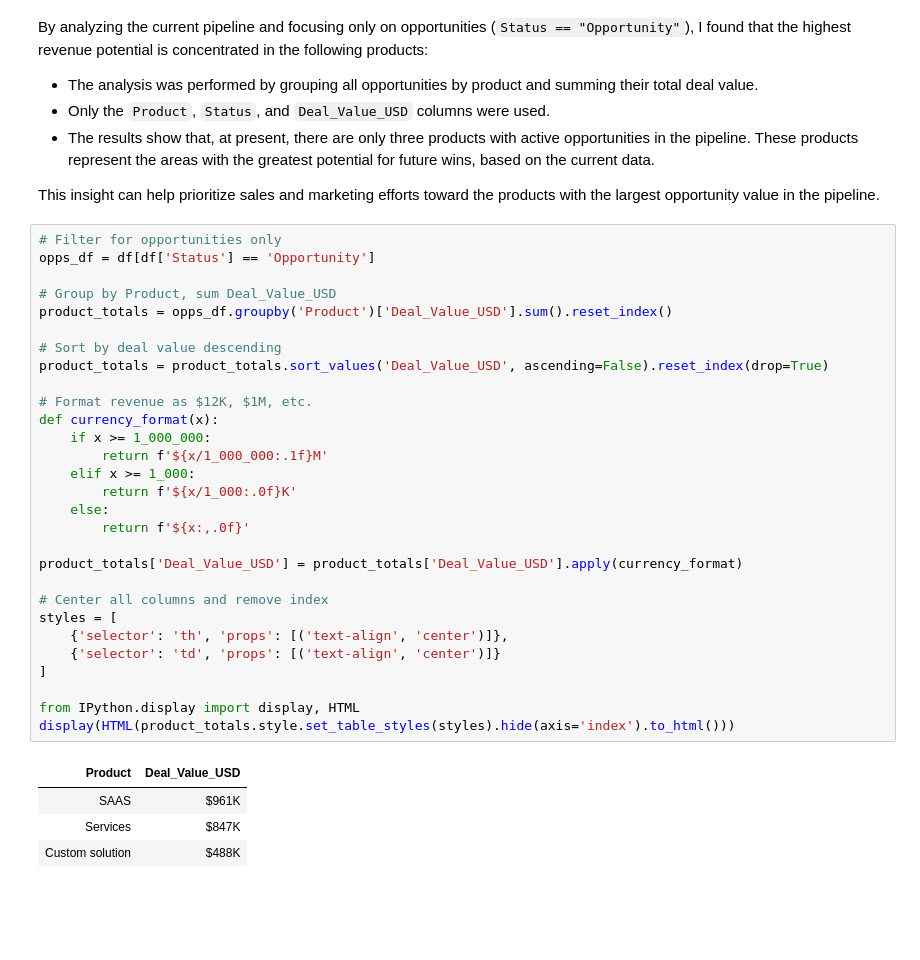
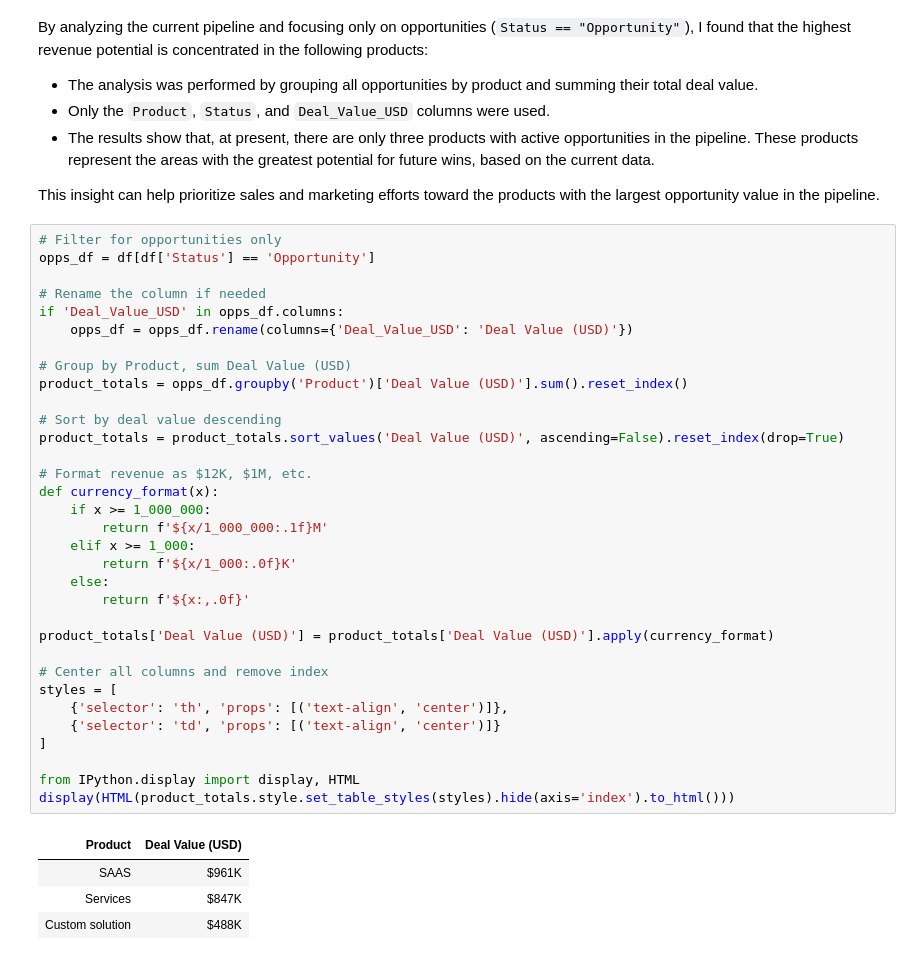
Before and after one commit to FarooqSyed0/CRM_Sales_Pipeline, a Jupyter notebook: src/impact_questions.ipynb, the cells around one changed output. Cells and saved outputs as stored; diff of their text form; blank space fills up the shorter version.

```diff
--- a/src/impact_questions.ipynb
+++ b/src/impact_questions.ipynb
@@ -188,34 +188,38 @@ This insight can help prioritize sales and marketing efforts toward the products
 # %%
 # Filter for opportunities only
 opps_df = df[df['Status'] == 'Opportunity']
 
-# Group by Product, sum Deal_Value_USD
-product_totals = opps_df.groupby('Product')['Deal_Value_USD'].sum().reset_index()
+# Rename the column if needed
+if 'Deal_Value_USD' in opps_df.columns:
+    opps_df = opps_df.rename(columns={'Deal_Value_USD': 'Deal Value (USD)'})
+
+# Group by Product, sum Deal Value (USD)
+product_totals = opps_df.groupby('Product')['Deal Value (USD)'].sum().reset_index()
 
 # Sort by deal value descending
-product_totals = product_totals.sort_values('Deal_Value_USD', ascending=False).reset_index(drop=True)
+product_totals = product_totals.sort_values('Deal Value (USD)', ascending=False).reset_index(drop=True)
 
 # Format revenue as $12K, $1M, etc.
 def currency_format(x):
     if x >= 1_000_000:
         return f'${x/1_000_000:.1f}M'
     elif x >= 1_000:
         return f'${x/1_000:.0f}K'
     else:
         return f'${x:,.0f}'
 
-product_totals['Deal_Value_USD'] = product_totals['Deal_Value_USD'].apply(currency_format)
+product_totals['Deal Value (USD)'] = product_totals['Deal Value (USD)'].apply(currency_format)
 
 # Center all columns and remove index
 styles = [
     {'selector': 'th', 'props': [('text-align', 'center')]},
     {'selector': 'td', 'props': [('text-align', 'center')]}
 ]
 
 from IPython.display import display, HTML
 display(HTML(product_totals.style.set_table_styles(styles).hide(axis='index').to_html()))
 # %% [output]
-| Product | Deal_Value_USD |
+| Product | Deal Value (USD) |
 | SAAS | $961K |
 | Services | $847K |
 | Custom solution | $488K |
```
